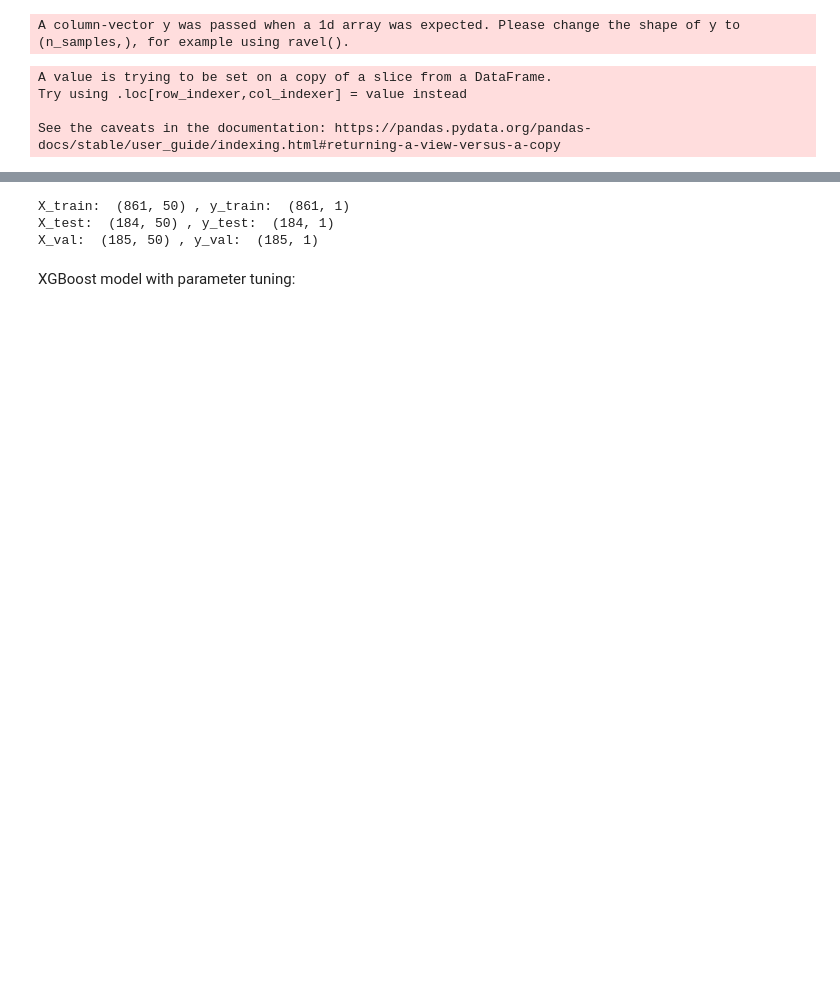
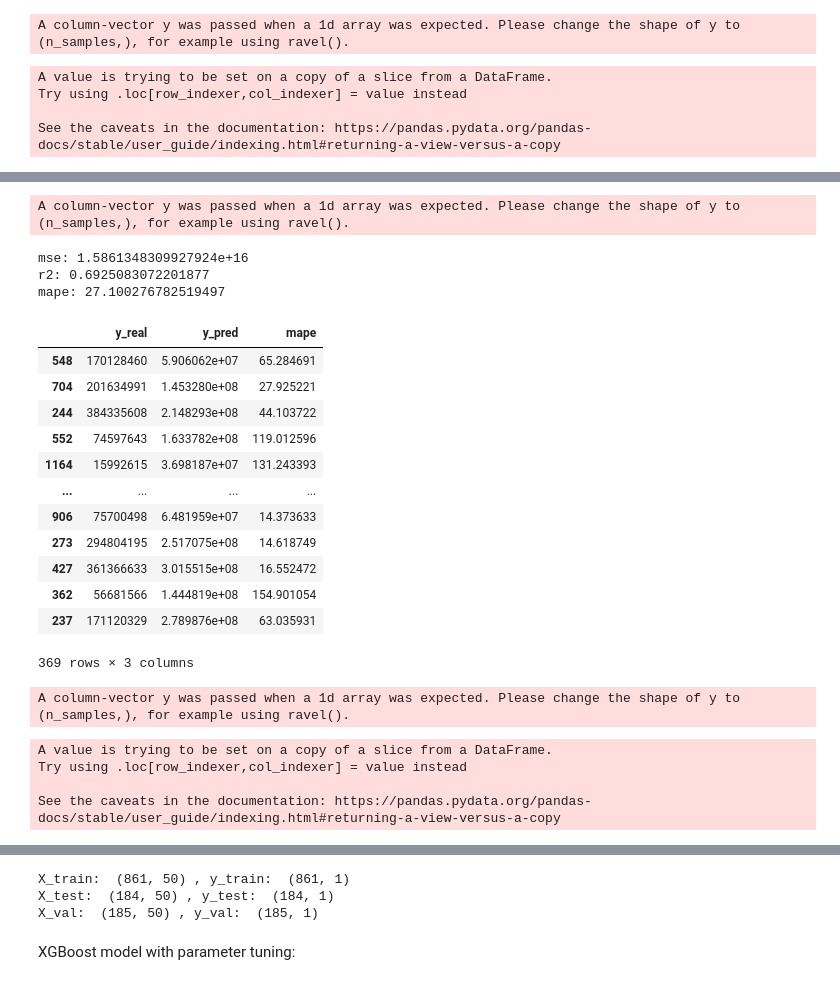
Before and after one commit to fernandoperezalba/PracticaVisualizacion, a Jupyter notebook: notebooks/models.ipynb, the cells around one changed output, grey strips where cells are left out. Drawn from its saved outputs; the diff is of its cells as text; code cells hidden in the pictures; blank space fills up the shorter version.

Commit message:
Create modelling code to save in pkl for app

```diff
--- a/notebooks/models.ipynb
+++ b/notebooks/models.ipynb
@@ -359,0 +320,7 @@ fig.update_layout(
+# %%
+target = "revenue"
+df_X = df.drop(columns=[target, "vote_average",'vote_count'])
+df_y = df[[target]]
+# %%
+# Split the data into training and testing sets
+X_train, X_test, y_train, y_test = train_test_split(df_X, df_y, test_size=0.3, random_state=42)
@@ -359,0 +388,46 @@ fig.update_layout(
+# %%
+# Entrenar el modelo final con los mejores hiperparámetros
+best_params = study.best_params
+rf_best = RandomForestRegressor(
+    n_estimators=best_params["n_estimators"],
+    max_depth=best_params["max_depth"],
+    min_samples_split=best_params["min_samples_split"],
+    min_samples_leaf=best_params["min_samples_leaf"],
+    max_features=best_params["max_features"],
+    random_state=42
+)
+
+rf_best.fit(X_train, y_train)
+y_pred = rf_best.predict(X_test)
+# %% [output]
+A column-vector y was passed when a 1d array was expected. Please change the shape of y to (n_samples,), for example using ravel().
+# %%
+# Evaluate the model
+mse = mean_squared_error(y_test, y_pred)
+r2 = r2_score(y_test, y_pred)
+mape = mean_absolute_percentage_error(y_test, y_pred)
+print(f"mse: {mse}")
+print(f"r2: {r2}")
+print(f"mape: {mape}")
+# %% [output]
+mse: 1.5861348309927924e+16
+r2: 0.6925083072201877
+mape: 27.100276782519497
+# %%
+test_preds_df = pd.DataFrame({'y_real': y_test['revenue'], 'y_pred': y_pred})
+test_preds_df['mape'] = abs(test_preds_df['y_real']-test_preds_df['y_pred'])/test_preds_df['y_real']*100
+test_preds_df
+# %% [output]
+|  | y_real | y_pred | mape |
+| 548 | 170128460 | 5.906062e+07 | 65.284691 |
+| 704 | 201634991 | 1.453280e+08 | 27.925221 |
+| 244 | 384335608 | 2.148293e+08 | 44.103722 |
+| 552 | 74597643 | 1.633782e+08 | 119.012596 |
+| 1164 | 15992615 | 3.698187e+07 | 131.243393 |
+| ... | ... | ... | ... |
+| 906 | 75700498 | 6.481959e+07 | 14.373633 |
+| 273 | 294804195 | 2.517075e+08 | 14.618749 |
+| 427 | 361366633 | 3.015515e+08 | 16.552472 |
+| 362 | 56681566 | 1.444819e+08 | 154.901054 |
+| 237 | 171120329 | 2.789876e+08 | 63.035931 |
+369 rows × 3 columns
@@ -359,0 +462,7 @@ fig.update_layout(
+# %%
+rf_best.fit(df_X, df_y)
+
+# Predict on the test set
+y_pred = rf_best.predict(df_X)
+# %% [output]
+A column-vector y was passed when a 1d array was expected. Please change the shape of y to (n_samples,), for example using ravel().
@@ -359,0 +473,7 @@ fig.update_layout(
+# %%
+df_y['date'] = pd.to_datetime(df[['year', 'month', 'day']]).reset_index(drop=True)
+# %% [output]
+A value is trying to be set on a copy of a slice from a DataFrame.
+Try using .loc[row_indexer,col_indexer] = value instead
+
+See the caveats in the documentation: https://pandas.pydata.org/pandas-docs/stable/user_guide/indexing.html#returning-a-view-versus-a-copy
```
Also changed, not shown: parts of 51 cells of this notebook, 7 other files.
